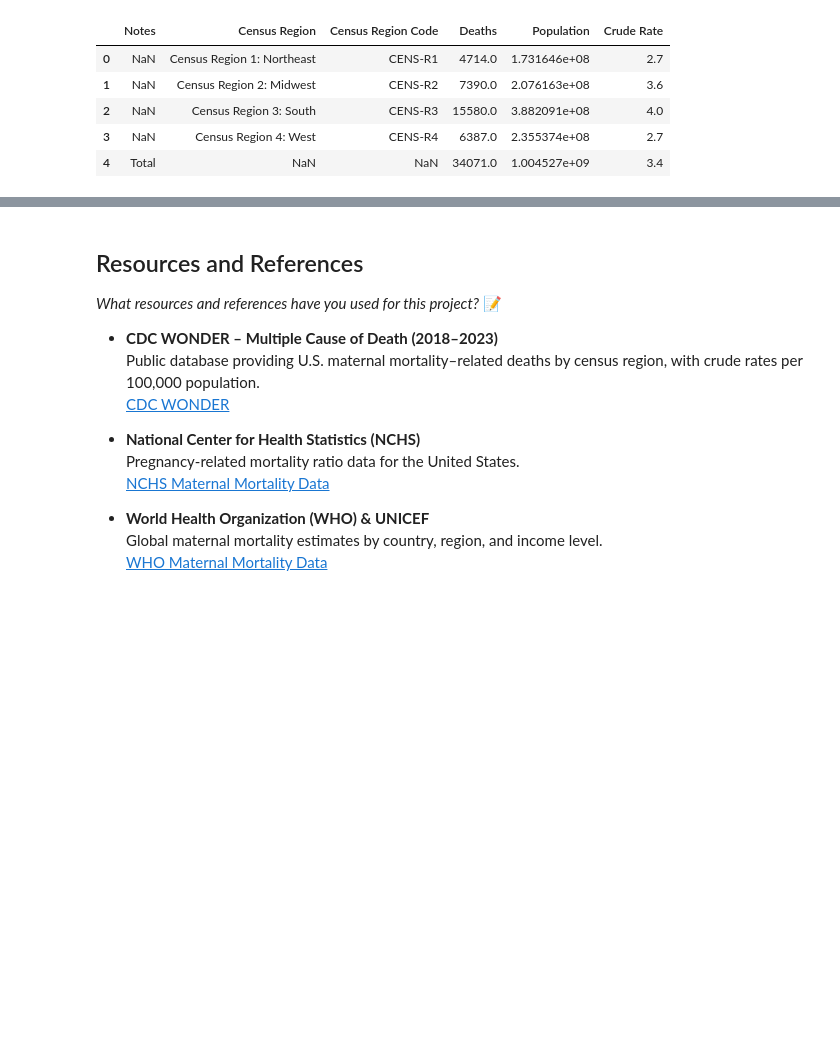
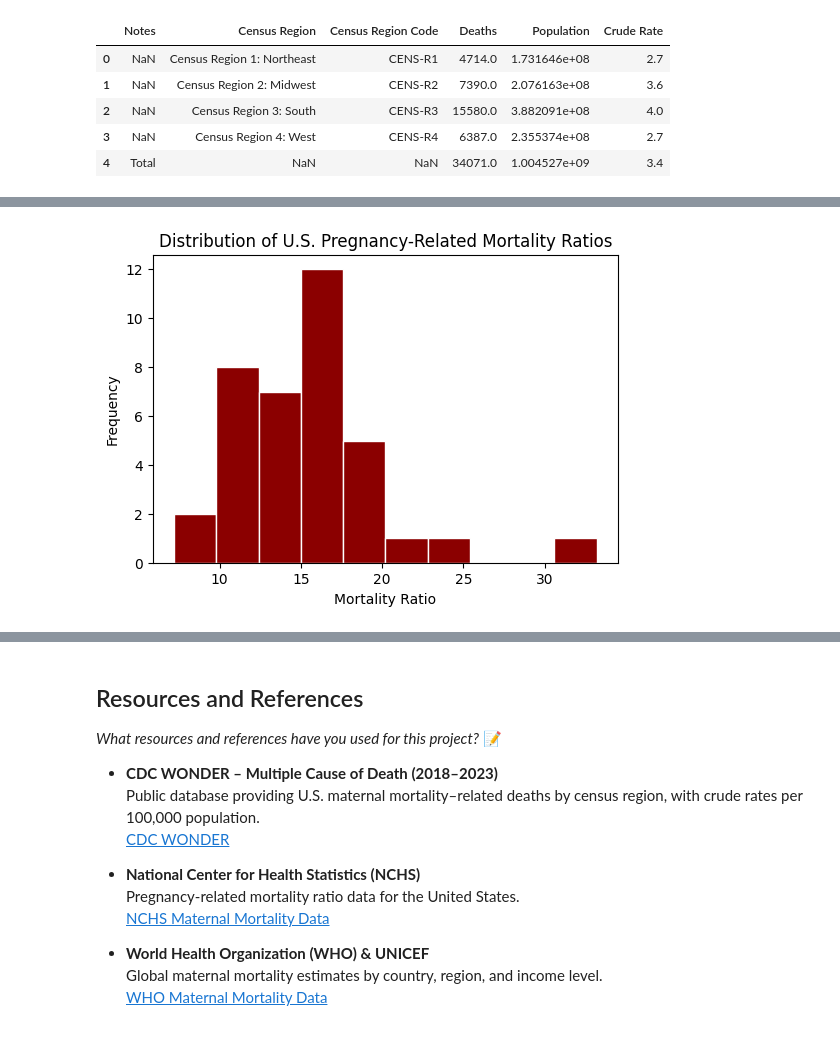
Before and after one commit to IT4063C001-Fall2025/final-project-Eatoyebi, a Jupyter notebook: source.ipynb, the cells around one changed output, grey strips where cells are left out. Drawn from its saved outputs; the diff is of its cells as text; code cells hidden in the pictures; blank space fills up the shorter version.

```diff
--- a/source.ipynb
+++ b/source.ipynb
@@ -161,0 +266,9 @@ WHO Main Data: (4044, 104)
+# %%
+plt.figure(figsize=(6,4))
+plt.hist(nchs["Mortality_ratio"], bins=10, color="darkred", edgecolor="white")
+plt.title("Distribution of U.S. Pregnancy-Related Mortality Ratios")
+plt.xlabel("Mortality Ratio")
+plt.ylabel("Frequency")
+plt.show()
+# %% [output]
+[figure, added]
```
Also changed, not shown: parts of 9 cells of this notebook, 7 other files.
